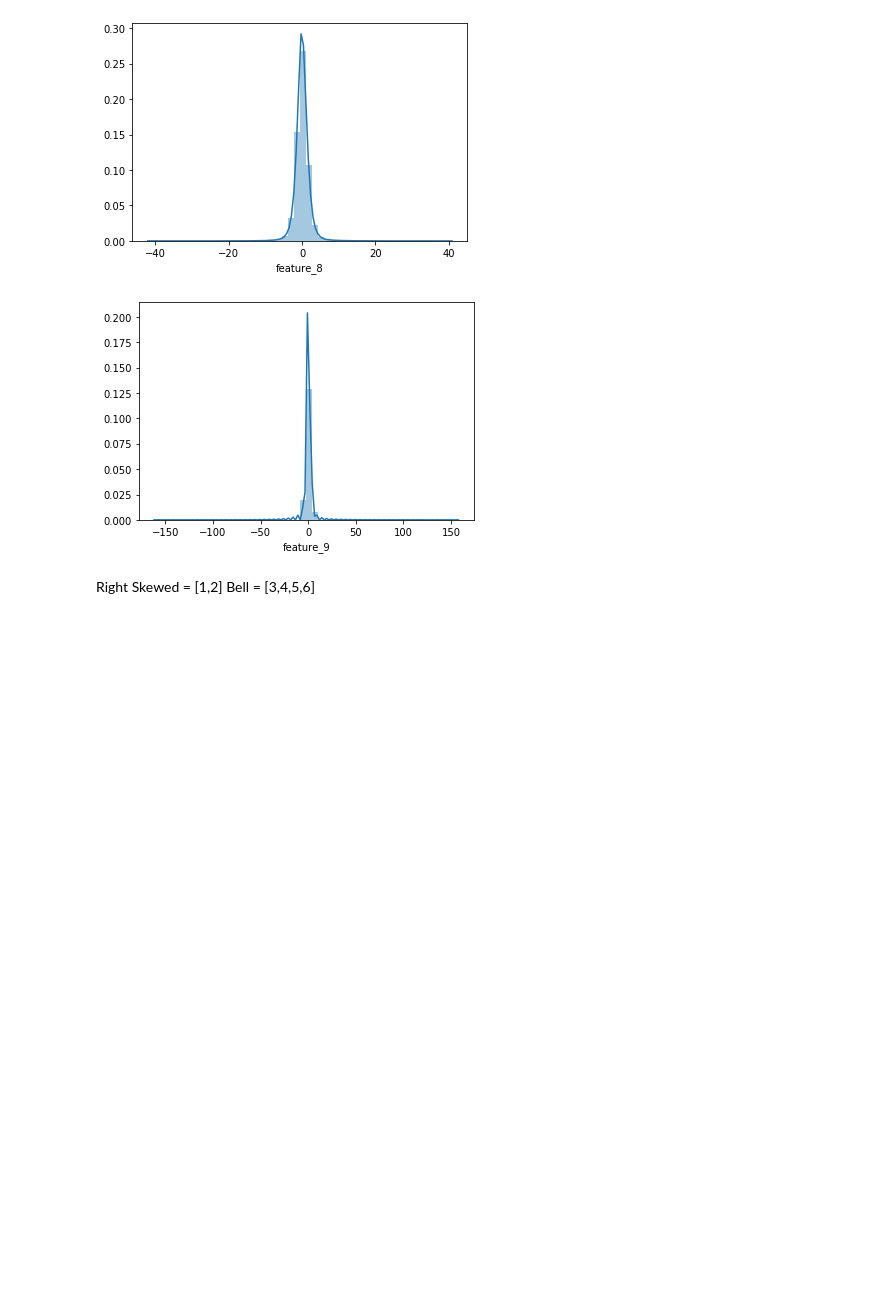
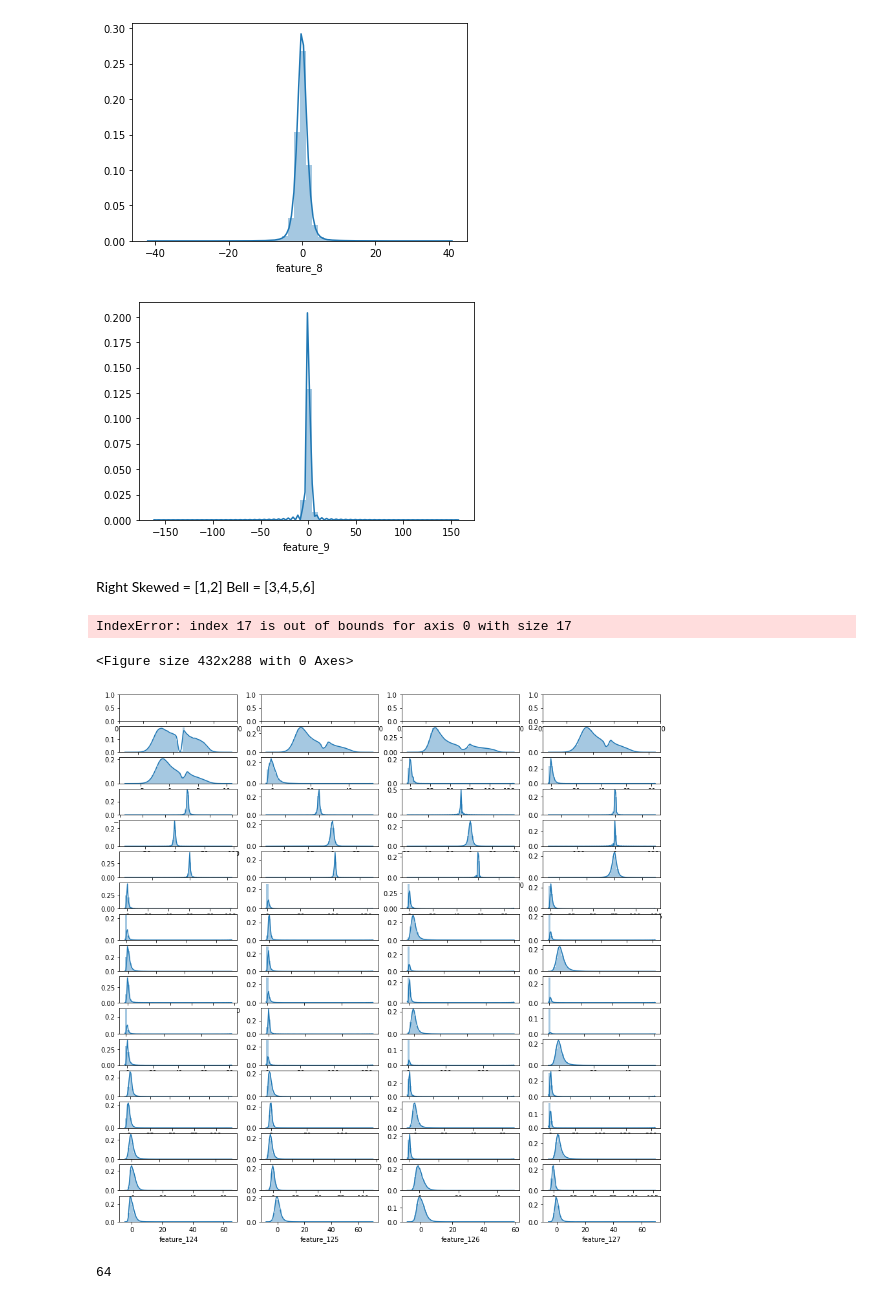
Before and after one commit to rmei97/market_preds, a Jupyter notebook: eda.ipynb, the cells around one changed output. Cells and saved outputs as stored; diff of their text form; code cells hidden in the pictures; blank space fills up the shorter version.

```diff
--- a/eda.ipynb
+++ b/eda.ipynb
@@ -468,3 +468,55 @@ for index in range(10):
 # %% [markdown]
 Right Skewed = [1,2]
 Bell = [3,4,5,6]
+# %%
+plt.clf()
+
+fig, ax = plt.subplots(17,4, figsize = (15,15))
+
+x_counter = 0
+y_counter = 0
+
+for index in range(64,129):
+
+    feature = 'feature_' + str(index)
+
+    if index % 4 == 0:
+        #if it is ready to skip a new line or not
+        y_counter += 1
+        x_counter = 0
+
+    sns.distplot(data_retype[feature], ax = ax[y_counter,x_counter])
+#     plt.title(feature)
+
+    x_counter += 1
+
+plt.show()
+# %% [output]
+IndexError: index 17 is out of bounds for axis 0 with size 17
+<Figure size 432x288 with 0 Axes>
+[figure, added]
+# %%
+plt.clf()
+
+fig, ax = plt.subplots(17,4, figsize = (15,15))
+
+x_counter = 0
+y_counter = 0
+
+for index in range(129,13):
+
+    feature = 'feature_' + str(index)
+
+    if index % 4 == 0:
+        #if it is ready to skip a new line or not
+        y_counter += 1
+        x_counter = 0
+
+    sns.distplot(data_retype[feature], ax = ax[y_counter,x_counter])
+#     plt.title(feature)
+
+    x_counter += 1
+
+plt.show()
+# %% [output]
+64
```
